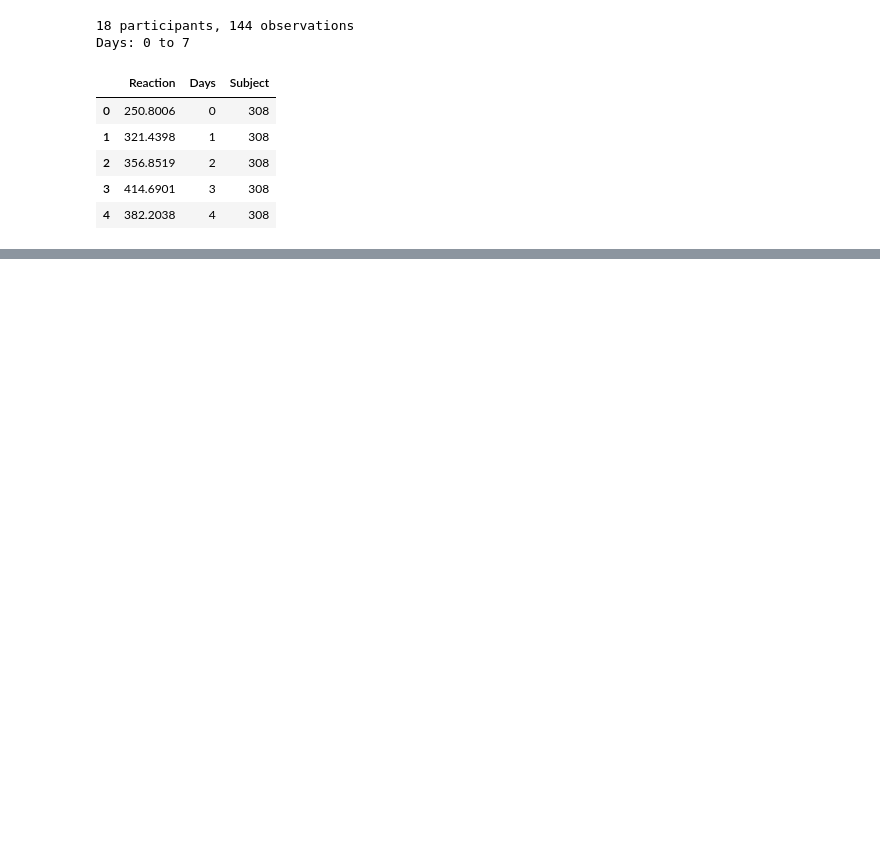
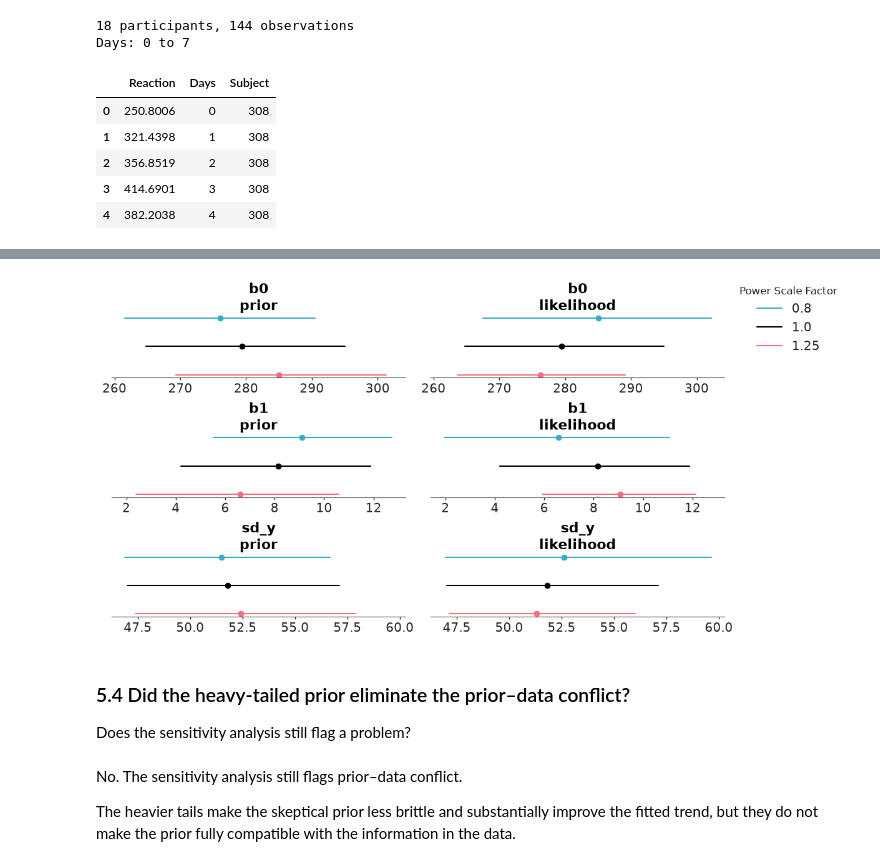
Before and after one commit to opherdonchin/BayesShortCourse, a Jupyter notebook: sleep/solved/03_heavy_tailed_slope_prior.ipynb, the cells around one changed output, grey strips where cells are left out. Drawn from its saved outputs; the diff is of its cells as text; code cells hidden in the pictures; blank space fills up the shorter version.

```diff
--- a/sleep/solved/03_heavy_tailed_slope_prior.ipynb
+++ b/sleep/solved/03_heavy_tailed_slope_prior.ipynb
@@ -313,0 +358,16 @@ Changing a prior family does not address the main structural defect: participant
+# %%
+azp.plot_psense_dist(
+    idata,
+    var_names=["b0", "b1", "sd_y"],
+    visuals={"dist": False},
+);
+# %% [output]
+[figure, added]
+# %% [markdown]
+### 5.4 Did the heavy-tailed prior eliminate the prior–data conflict?
+
+Does the sensitivity analysis still flag a problem?
+# %% [markdown]
+No. The sensitivity analysis still flags prior–data conflict.
+
+The heavier tails make the skeptical prior less brittle and substantially improve the fitted trend, but they do not make the prior fully compatible with the information in the data.
```
Also changed, not shown: parts of 74 cells of this notebook, 1 other file.
